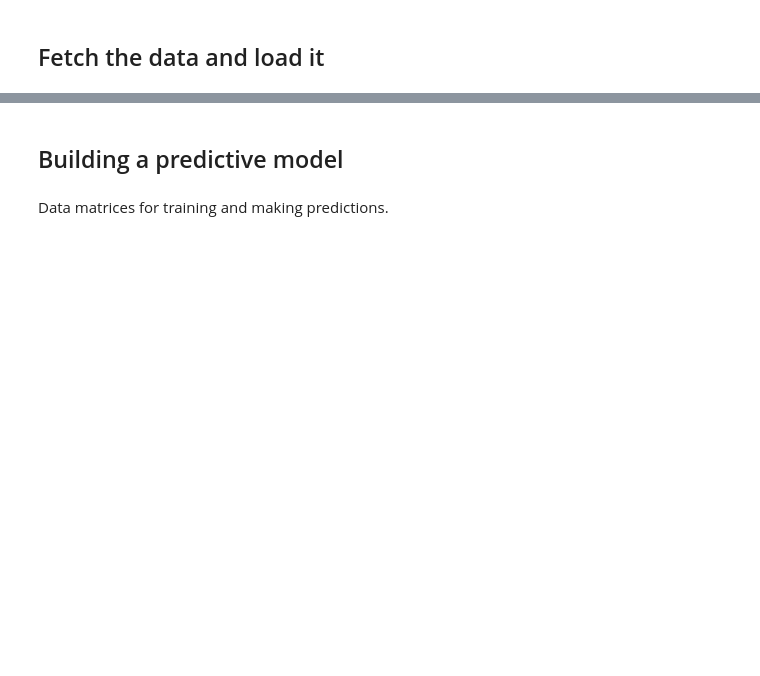
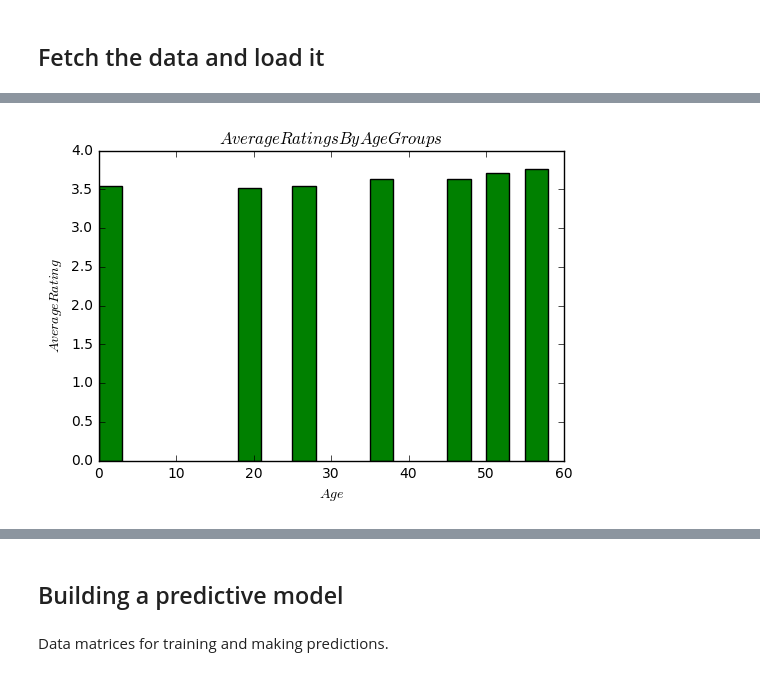
Before and after one commit to MehdiRc/LemonTeam, a Jupyter notebook: README.ipynb, the cells around one changed output, grey strips where cells are left out. Cells and saved outputs as stored; diff of their text form; code cells hidden in the pictures; blank space fills up the shorter version.

```diff
--- a/README.ipynb
+++ b/README.ipynb
@@ -16,7 +18,7 @@ import seaborn as sns; sns.set()
 # %% [markdown]
 ## Fetch the data and load it
 # %%
-datadir = '/home/pitou/mini_projet2/starting_kit_project/public_data/'                        # Change this to the directory where you put the input data
+datadir = 'public_data/'                        # Change this to the directory where you put the input data
 dataname = 'movierec'
 basename = datadir  + dataname
 !ls $basename*
@@ -32,0 +82,29 @@ data.describe()
+# %%
+import matplotlib.pyplot as plt
+
+under18 = np.array(data[data["age_-18"]==1])
+from18to24 = np.array(data[data["age_18-24"]==1])
+from25to34 = np.array(data[data["age_25-34"]==1])
+from35to44 = np.array(data[data["age_35-44"]==1])
+from45to49 = np.array(data[data["age_45-49"]==1])
+from50to55 = np.array(data[data["age_50-55"]==1])
+over56 = np.array(data[data["age_56+"]==1])
+
+avergaeUnder18=np.mean(under18[:,-1])
+avergaeFrom18to24 = np.mean(from18to24[:,-1])
+avergaeFrom25to34 = np.mean(from25to34[:,-1])
+avergaeFrom35to44 = np.mean(from35to44[:,-1])
+avergaeFrom45to49 = np.mean(from45to49[:,-1])
+avergaeFrom50to55 = np.mean(from50to55[:,-1])
+over56 = np.mean(over56[:,-1])
+
+averagesByAge=np.array([avergaeUnder18,avergaeFrom18to24,avergaeFrom25to34,avergaeFrom35to44,avergaeFrom45to49,avergaeFrom50to55,over56])
+
+plt.figure()
+plt.bar([0,18,25,35,45,50,55], averagesByAge, 3, color="g")
+plt.xlabel("$Age$")
+plt.ylabel("$Average Rating$") #$$ change apearence of font
+plt.title("$Average Ratings By Age Groups$")
+plt.savefig("Average Ratings By Age Groups.png") #to save the file
+# %% [output]
+[figure, added]
```
Also changed, not shown: parts of 15 cells of this notebook.
